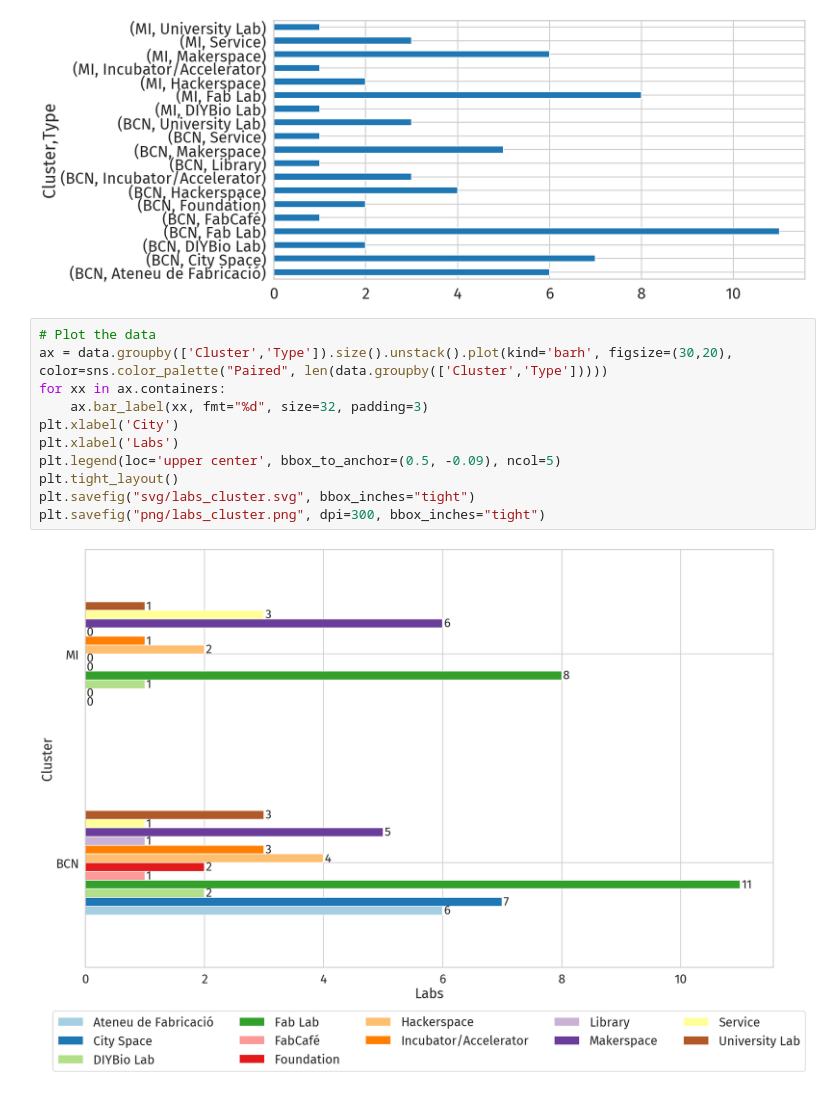
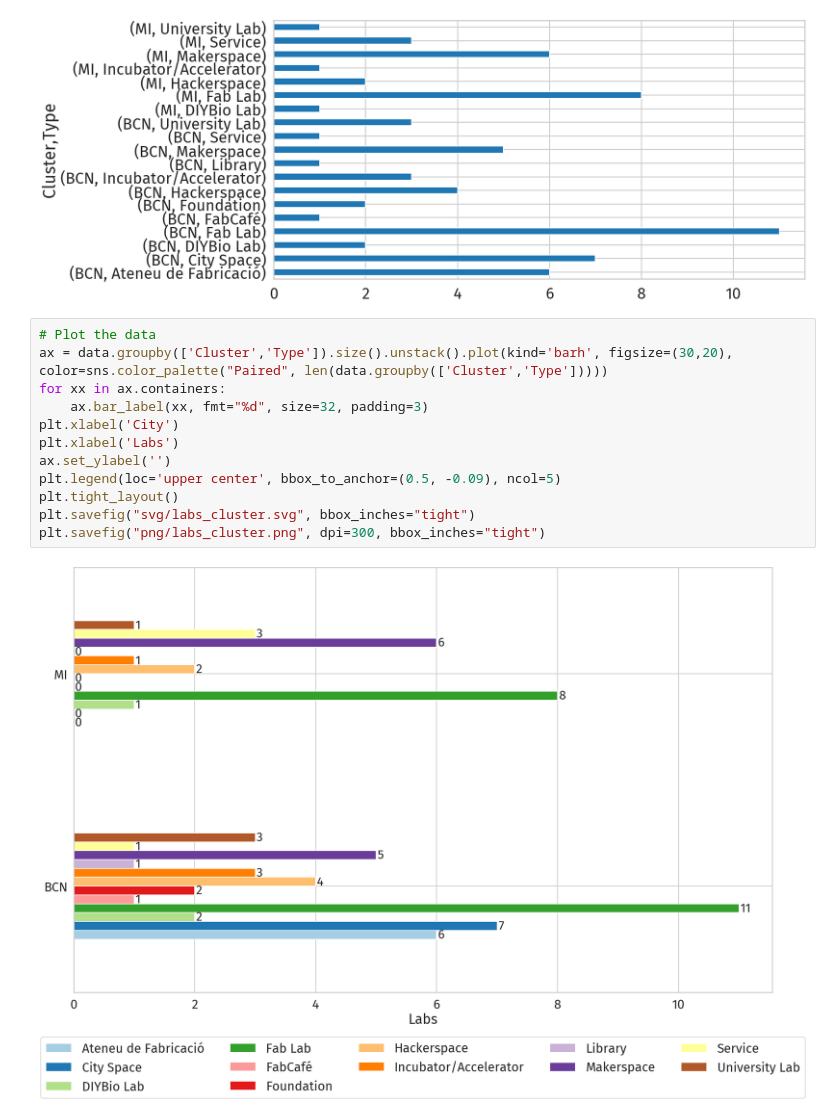
Before and after one commit to openp2pdesign/labs_access_analysis, a Jupyter notebook: 02_Plot_Stats.ipynb, the cells around one changed output. Saved outputs shown, nothing was run; the diff lists cells and outputs as text.

```diff
--- a/02_Plot_Stats.ipynb
+++ b/02_Plot_Stats.ipynb
@@ -143,13 +143,14 @@ data.groupby(['Cluster','Type']).size().plot(kind="barh", figsize=(20,10))
 # %%
 # Plot the data
 ax = data.groupby(['Cluster','Type']).size().unstack().plot(kind='barh', figsize=(30,20), color=sns.color_palette("Paired", len(data.groupby(['Cluster','Type']))))
 for xx in ax.containers:
     ax.bar_label(xx, fmt="%d", size=32, padding=3)
 plt.xlabel('City')
 plt.xlabel('Labs')
+ax.set_ylabel('')
 plt.legend(loc='upper center', bbox_to_anchor=(0.5, -0.09), ncol=5)
 plt.tight_layout()
 plt.savefig("svg/labs_cluster.svg", bbox_inches="tight")
 plt.savefig("png/labs_cluster.png", dpi=300, bbox_inches="tight")
 # %% [output]
-[figure, old version]
+[figure, new version]
```
Also changed, not shown: parts of 1 cell of this notebook, 57 other files.
